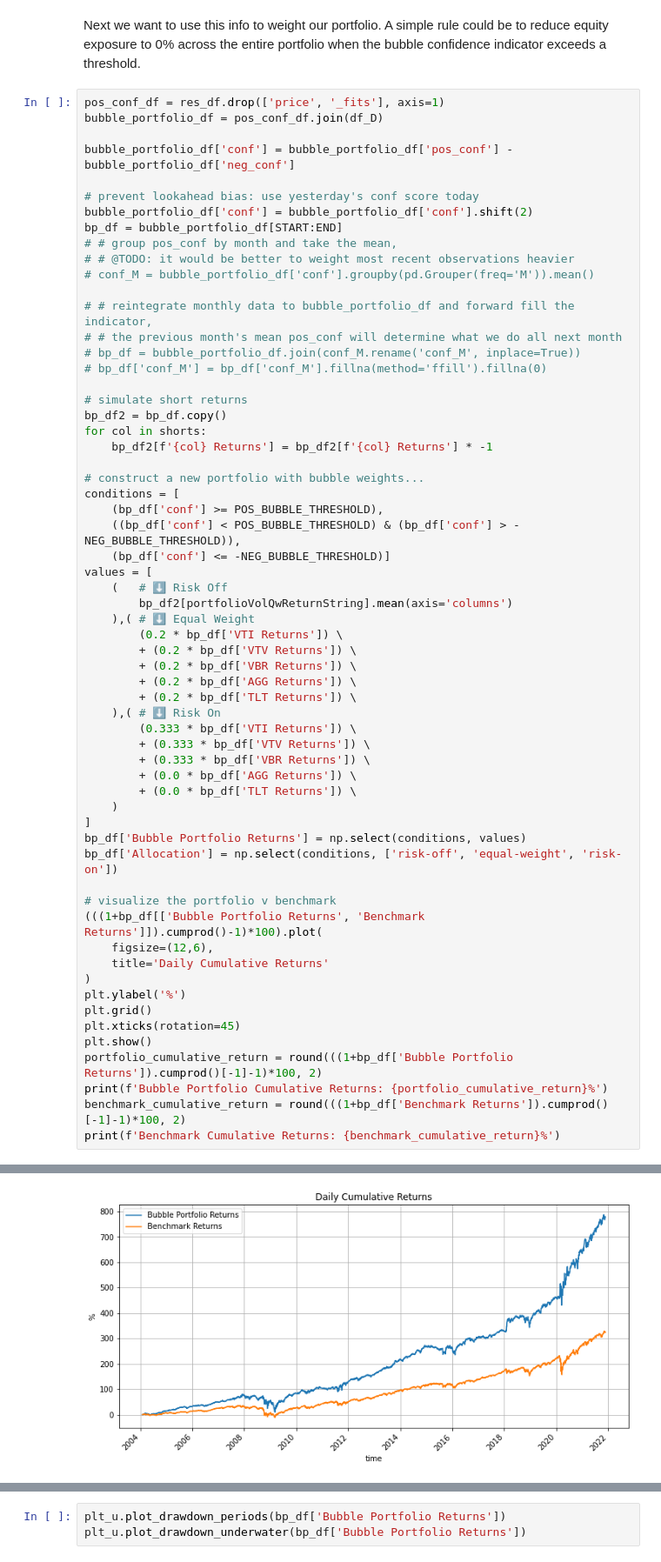
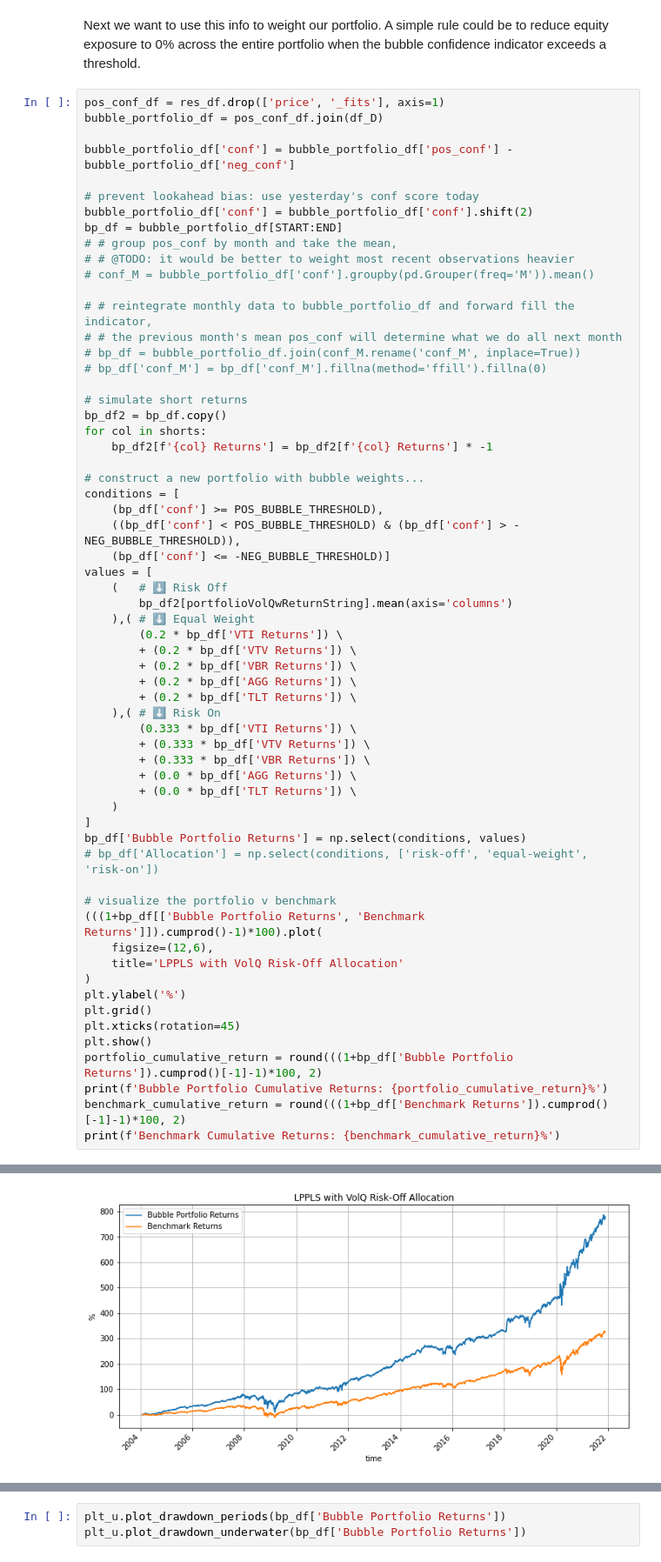
Before and after one commit to Boulder-Investment-Technologies/lppls-ci_tactical_asset_allocation, a Jupyter notebook: avoiding_bubbles-w-VolQ-risk-off-allocation.ipynb, the cells around one changed output, grey strips where cells are left out. Shown at 87% size. Drawn from its saved outputs; the diff is of its cells as text.

```diff
--- a/avoiding_bubbles-w-VolQ-risk-off-allocation.ipynb
+++ b/avoiding_bubbles-w-VolQ-risk-off-allocation.ipynb
@@ -195,12 +195,12 @@ values = [
     )
 ]
 bp_df['Bubble Portfolio Returns'] = np.select(conditions, values)
-bp_df['Allocation'] = np.select(conditions, ['risk-off', 'equal-weight', 'risk-on'])
+# bp_df['Allocation'] = np.select(conditions, ['risk-off', 'equal-weight', 'risk-on'])
 
 # visualize the portfolio v benchmark
 (((1+bp_df[['Bubble Portfolio Returns', 'Benchmark Returns']]).cumprod()-1)*100).plot(
     figsize=(12,6),
-    title='Daily Cumulative Returns'
+    title='LPPLS with VolQ Risk-Off Allocation'
 )
 plt.ylabel('%')
 plt.grid()
@@ -224,4 +219,4 @@ See the caveats in the documentation: https://pandas.pydata.org/pandas-docs/stab
-[figure, old version]
+[figure, new version]
 Bubble Portfolio Cumulative Returns: 777.42%
 Benchmark Cumulative Returns: 323.69%
 # %%
```
Also changed, not shown: parts of 2 cells of this notebook, 1 other file.
